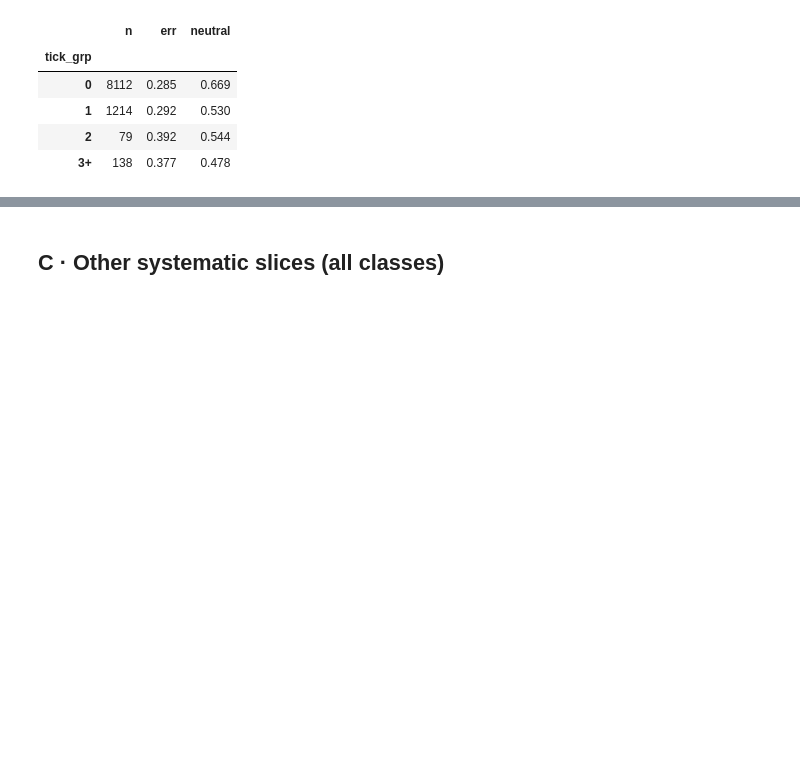
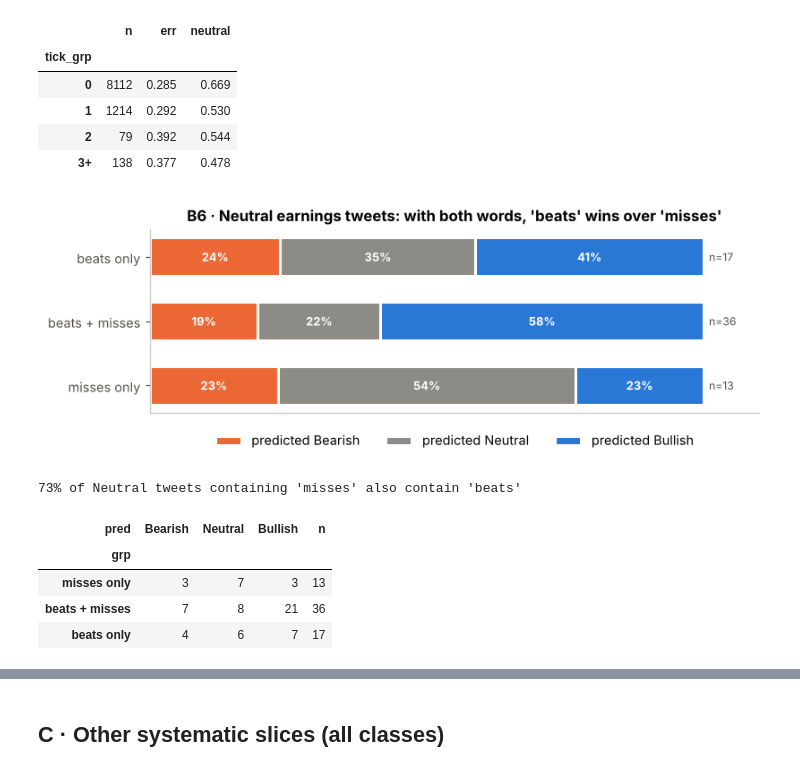
Before and after one commit to DharmikChaklasiya/AI-Visualization, a Jupyter notebook: Phase_1_Using_AI/01_neutral_error_analysis.ipynb, the cells around one changed output, grey strips where cells are left out. Drawn from its saved outputs; the diff is of its cells as text; code cells hidden in the pictures; blank space fills up the shorter version.

```diff
--- a/Phase_1_Using_AI/01_neutral_error_analysis.ipynb
+++ b/Phase_1_Using_AI/01_neutral_error_analysis.ipynb
@@ -289,3 +292,31 @@ tweets with >= 2 tickers: n=217, error 0.382 vs 0.286 (p=2.4e-03)
 | 1 | 1214 | 0.292 | 0.530 |
 | 2 | 79 | 0.392 | 0.544 |
 | 3+ | 138 | 0.377 | 0.478 |
+# %%
+# B6 · Earnings headlines: does "misses" co-occur with "beats"? (Sarang's question from B3)
+te = N.text.str.lower()
+has_b, has_m = te.str.contains(r"\bbeats?\b"), te.str.contains(r"\bmiss(?:es)?\b")
+grp = pd.Series(np.select([has_b & has_m, has_b, has_m], ["beats + misses", "beats only", "misses only"], "neither"), index=N.index)
+E = N[grp != "neither"].assign(grp=grp[grp != "neither"])
+tab = pd.crosstab(E.grp, E.pred).reindex(index=["misses only", "beats + misses", "beats only"], columns=ORDER, fill_value=0)
+share = tab.div(tab.sum(1), axis=0)
+fig, ax = plt.subplots(figsize=(7.5, 2.8)); left = np.zeros(len(share))
+for c in ORDER:
+    ax.barh(share.index, share[c], left=left, color=CLS[c], height=.6, edgecolor="white", linewidth=2, label=f"predicted {c}")
+    for i, v in enumerate(share[c]):
+        if v > .08: ax.text(left[i] + v/2, i, f"{v:.0%}", ha="center", va="center", color="white", weight="bold", fontsize=8.5)
+    left += share[c].values
+for i, n in enumerate(tab.sum(1)): ax.text(1.01, i, f"n={n}", va="center", fontsize=8, color=INK)
+ax.set_xlim(0, 1.1); ax.set_xticks([]); ax.legend(frameon=False, loc="upper center", bbox_to_anchor=(.5, -.04), ncol=3)
+ax.set_title("B6 · Neutral earnings tweets: with both words, 'beats' wins over 'misses'")
+plt.tight_layout(); plt.savefig("figures/B6_beats_misses.png", dpi=160); plt.show()
+print(f"{(has_b & has_m).sum() / has_m.sum():.0%} of Neutral tweets containing 'misses' also contain 'beats'")
+tab.assign(n=tab.sum(1))
+# %% [output]
+[figure, added]
+73% of Neutral tweets containing 'misses' also contain 'beats'
+| pred | Bearish | Neutral | Bullish | n |
+| grp |  |  |  |  |
+| misses only | 3 | 7 | 3 | 13 |
+| beats + misses | 7 | 8 | 21 | 36 |
+| beats only | 4 | 6 | 7 | 17 |
```
Also changed, not shown: parts of 9 cells of this notebook, 9 other files.
